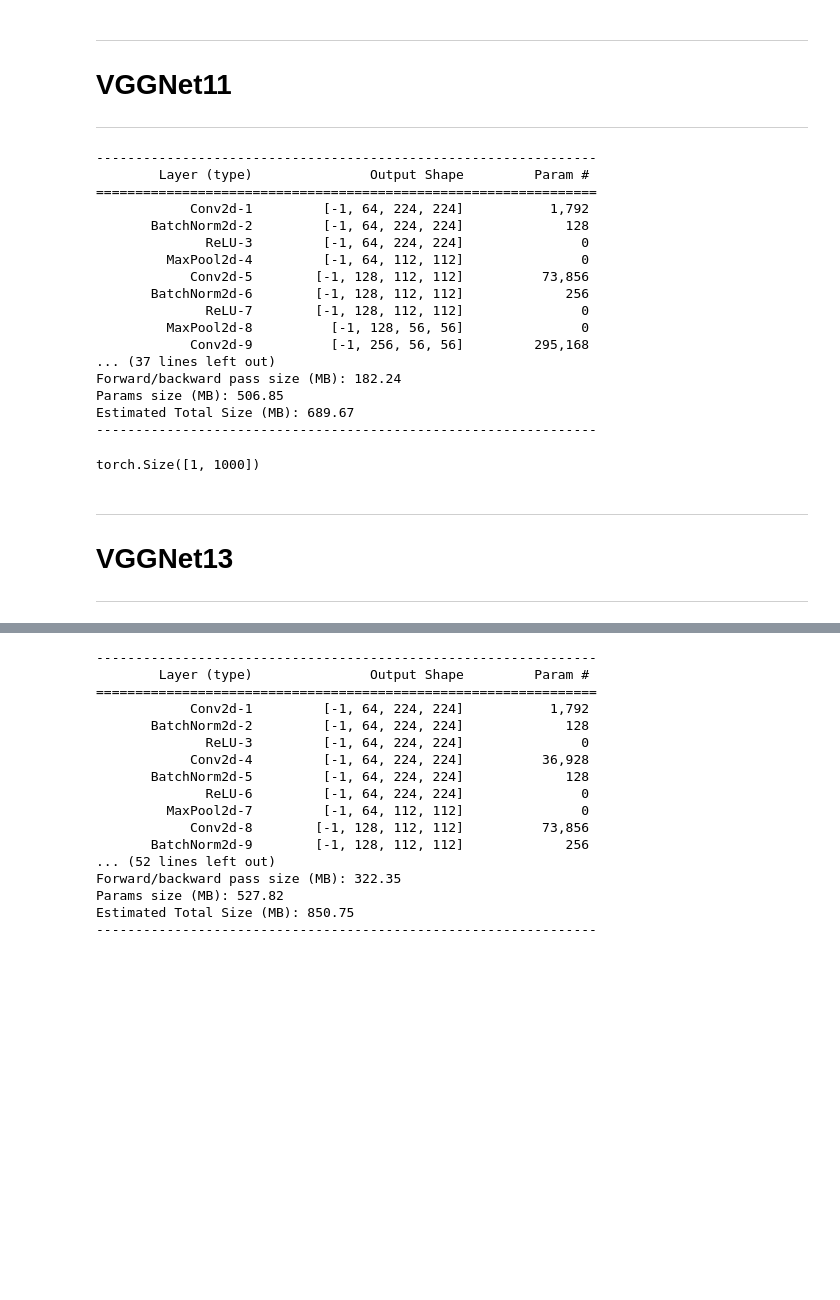
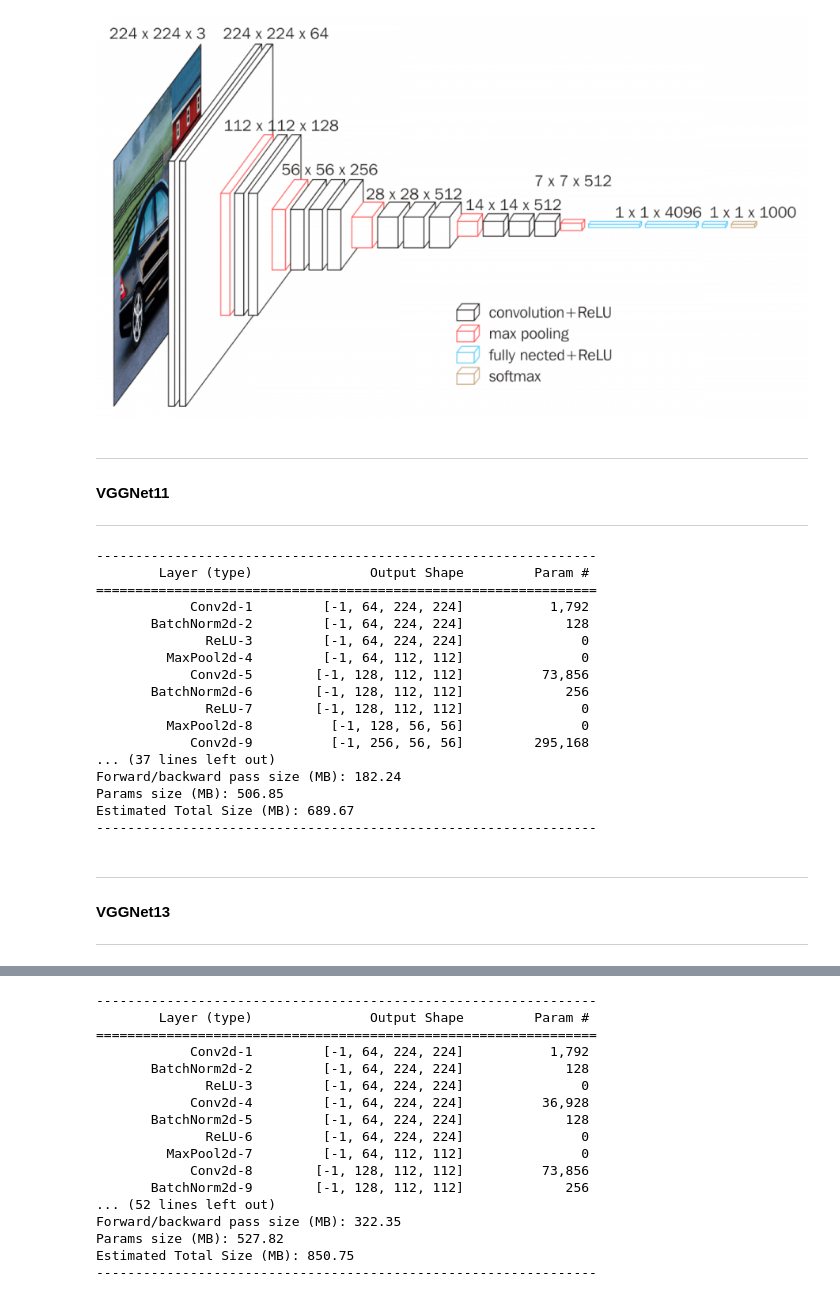
Before and after one commit to BBoBBi-MoM/DL_study, a Jupyter notebook: paper replication/VGGNet/VGGNET.ipynb, the cells around one changed output, grey strips where cells are left out. Saved outputs shown, nothing was run; the diff lists cells and outputs as text; code cells hidden in the pictures; blank space fills up the shorter version.

```diff
--- a/paper replication/VGGNet/VGGNET.ipynb
+++ b/paper replication/VGGNet/VGGNET.ipynb
@@ -5,6 +11,10 @@ from torchsummary import summary
+# %%
+Image.open('vgg16.png')
+# %% [output]
+[figure, added]
 # %% [markdown]
 ---
-# VGGNet11
+#### VGGNet11
 ---
 # %%
 class VGGNet11(nn.Module):
@@ -97,7 +107,7 @@ class VGGNet11(nn.Module):
 
         return x
 # %%
-model = VGGNet11()
+model = VGGNet11(1000)
 summary(model,(3,224,224))
 # %% [output]
 ----------------------------------------------------------------
@@ -117,10 +127,9 @@ Forward/backward pass size (MB): 182.24
 Params size (MB): 506.85
 Estimated Total Size (MB): 689.67
 ----------------------------------------------------------------
-torch.Size([1, 1000])
 # %% [markdown]
 ---
-# VGGNet13
+#### VGGNet13
 ---
 # %%
 class VGGNet13(nn.Module):
```
Also changed, not shown: parts of 11 cells of this notebook, 9 other files.
